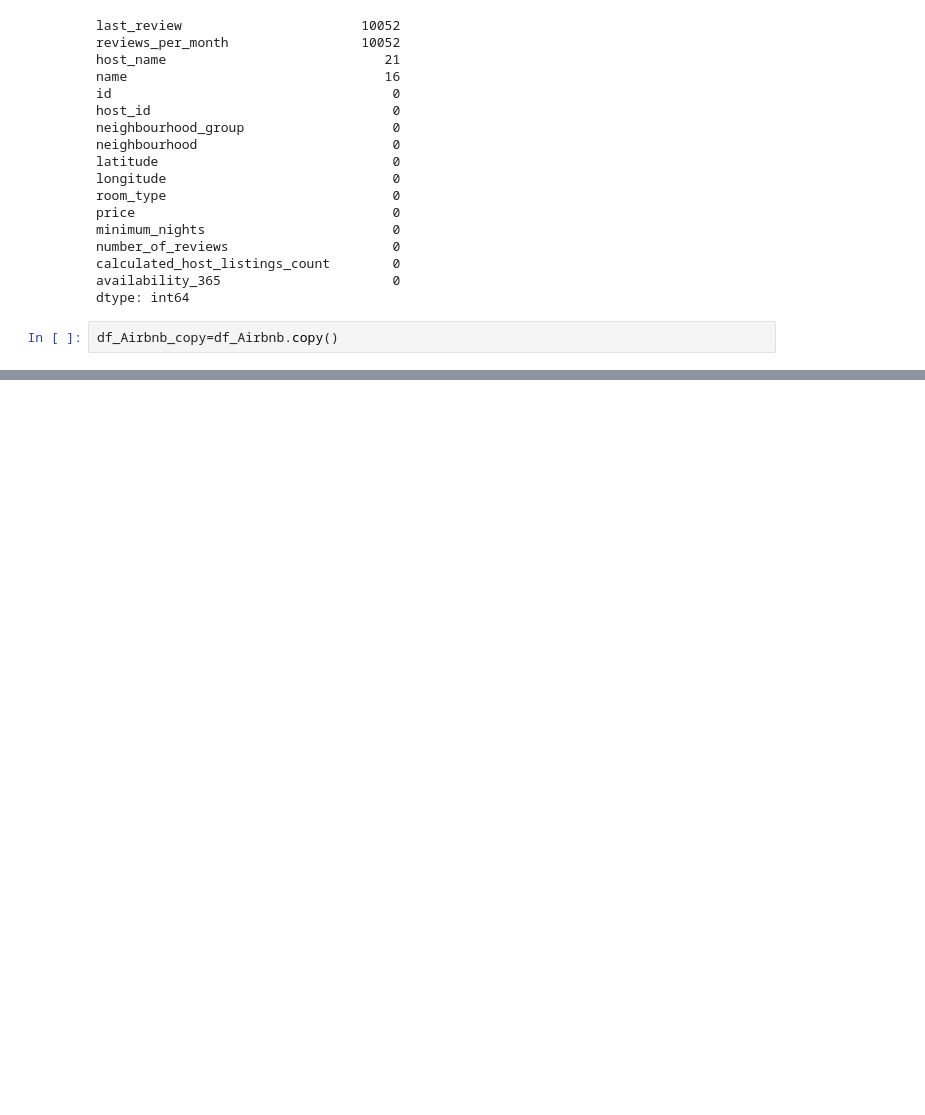
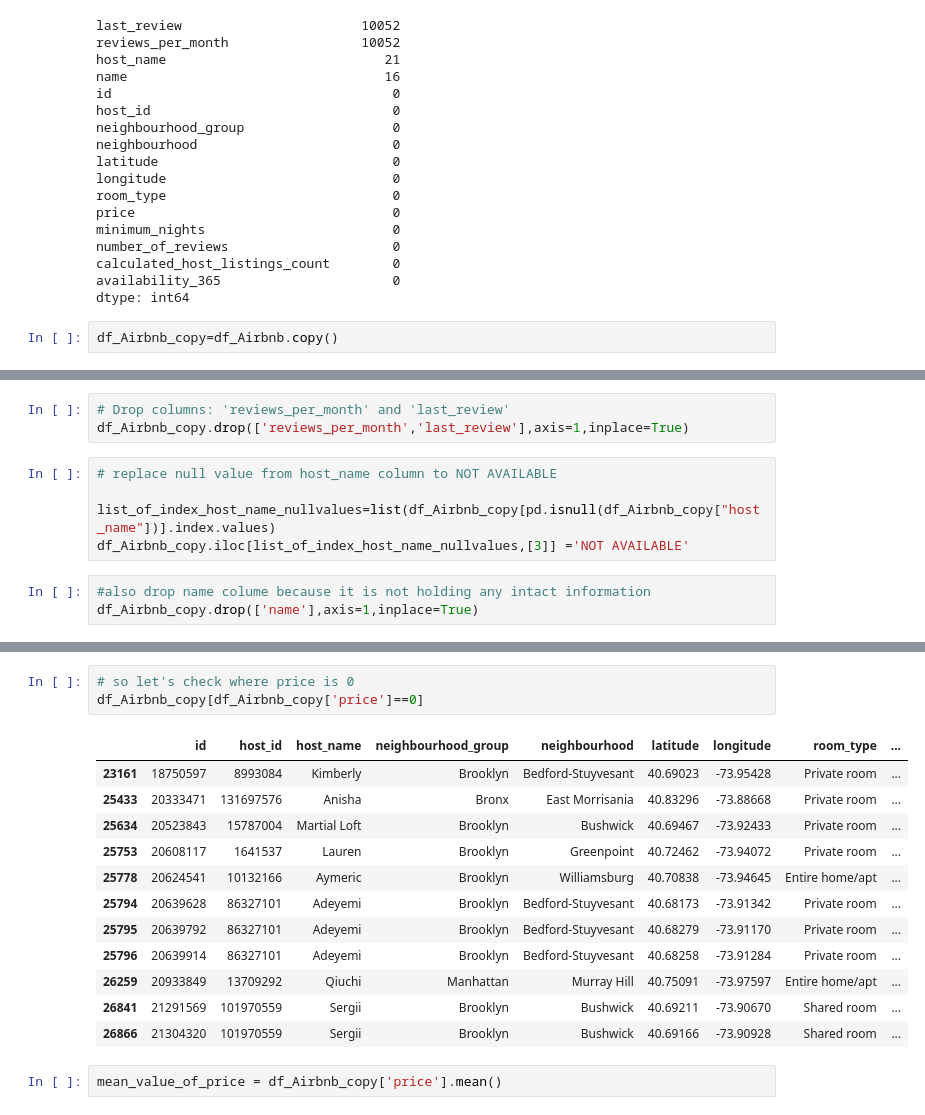
Before and after one commit to aloksingh43/EDA-Airbnb-Bookings-Analysis, a Jupyter notebook: EDA_Airbnb_Bookings_Analysis.ipynb, the cells around one changed output, grey strips where cells are left out. Saved outputs shown, nothing was run; the diff lists cells and outputs as text; blank space fills up the shorter version.

```diff
--- a/EDA_Airbnb_Bookings_Analysis.ipynb
+++ b/EDA_Airbnb_Bookings_Analysis.ipynb
@@ -107,3 +107,14 @@ df_Airbnb_copy.head()
 | 2 | 3647 | THE VILLAGE OF HARLEM....NEW YORK ! | 4632 | Elisabeth | Manhattan | Harlem | 40.80902 | -73.94190 | ... |
 | 3 | 3831 | Cozy Entire Floor of Brownstone | 4869 | LisaRoxanne | Brooklyn | Clinton Hill | 40.68514 | -73.95976 | ... |
 | 4 | 5022 | Entire Apt: Spacious Studio/Loft ... | 7192 | Laura | Manhattan | East Harlem | 40.79851 | -73.94399 | ... |
+# %%
+# Drop columns: 'reviews_per_month' and 'last_review'
+df_Airbnb_copy.drop(['reviews_per_month','last_review'],axis=1,inplace=True)
+# %%
+# replace null value from host_name column to NOT AVAILABLE
+
+list_of_index_host_name_nullvalues=list(df_Airbnb_copy[pd.isnull(df_Airbnb_copy["host_name"])].index.values)
+df_Airbnb_copy.iloc[list_of_index_host_name_nullvalues,[3]] ='NOT AVAILABLE'
+# %%
+#also drop name colume because it is not holding any intact information
+df_Airbnb_copy.drop(['name'],axis=1,inplace=True)
@@ -109,0 +152,18 @@ df_Airbnb_copy.head()
+# %%
+# so let's check where price is 0
+df_Airbnb_copy[df_Airbnb_copy['price']==0]
+# %% [output]
+|  | id | host_id | host_name | neighbourhood_group | neighbourhood | latitude | longitude | room_type | ... |
+| 23161 | 18750597 | 8993084 | Kimberly | Brooklyn | Bedford-Stuyvesant | 40.69023 | -73.95428 | Private room | ... |
+| 25433 | 20333471 | 131697576 | Anisha | Bronx | East Morrisania | 40.83296 | -73.88668 | Private room | ... |
+| 25634 | 20523843 | 15787004 | Martial Loft | Brooklyn | Bushwick | 40.69467 | -73.92433 | Private room | ... |
+| 25753 | 20608117 | 1641537 | Lauren | Brooklyn | Greenpoint | 40.72462 | -73.94072 | Private room | ... |
+| 25778 | 20624541 | 10132166 | Aymeric | Brooklyn | Williamsburg | 40.70838 | -73.94645 | Entire home/apt | ... |
+| 25794 | 20639628 | 86327101 | Adeyemi | Brooklyn | Bedford-Stuyvesant | 40.68173 | -73.91342 | Private room | ... |
+| 25795 | 20639792 | 86327101 | Adeyemi | Brooklyn | Bedford-Stuyvesant | 40.68279 | -73.91170 | Private room | ... |
+| 25796 | 20639914 | 86327101 | Adeyemi | Brooklyn | Bedford-Stuyvesant | 40.68258 | -73.91284 | Private room | ... |
+| 26259 | 20933849 | 13709292 | Qiuchi | Manhattan | Murray Hill | 40.75091 | -73.97597 | Entire home/apt | ... |
+| 26841 | 21291569 | 101970559 | Sergii | Brooklyn | Bushwick | 40.69211 | -73.90670 | Shared room | ... |
+| 26866 | 21304320 | 101970559 | Sergii | Brooklyn | Bushwick | 40.69166 | -73.90928 | Shared room | ... |
+# %%
+mean_value_of_price = df_Airbnb_copy['price'].mean()
```
Also changed, not shown: parts of 5 cells of this notebook.
